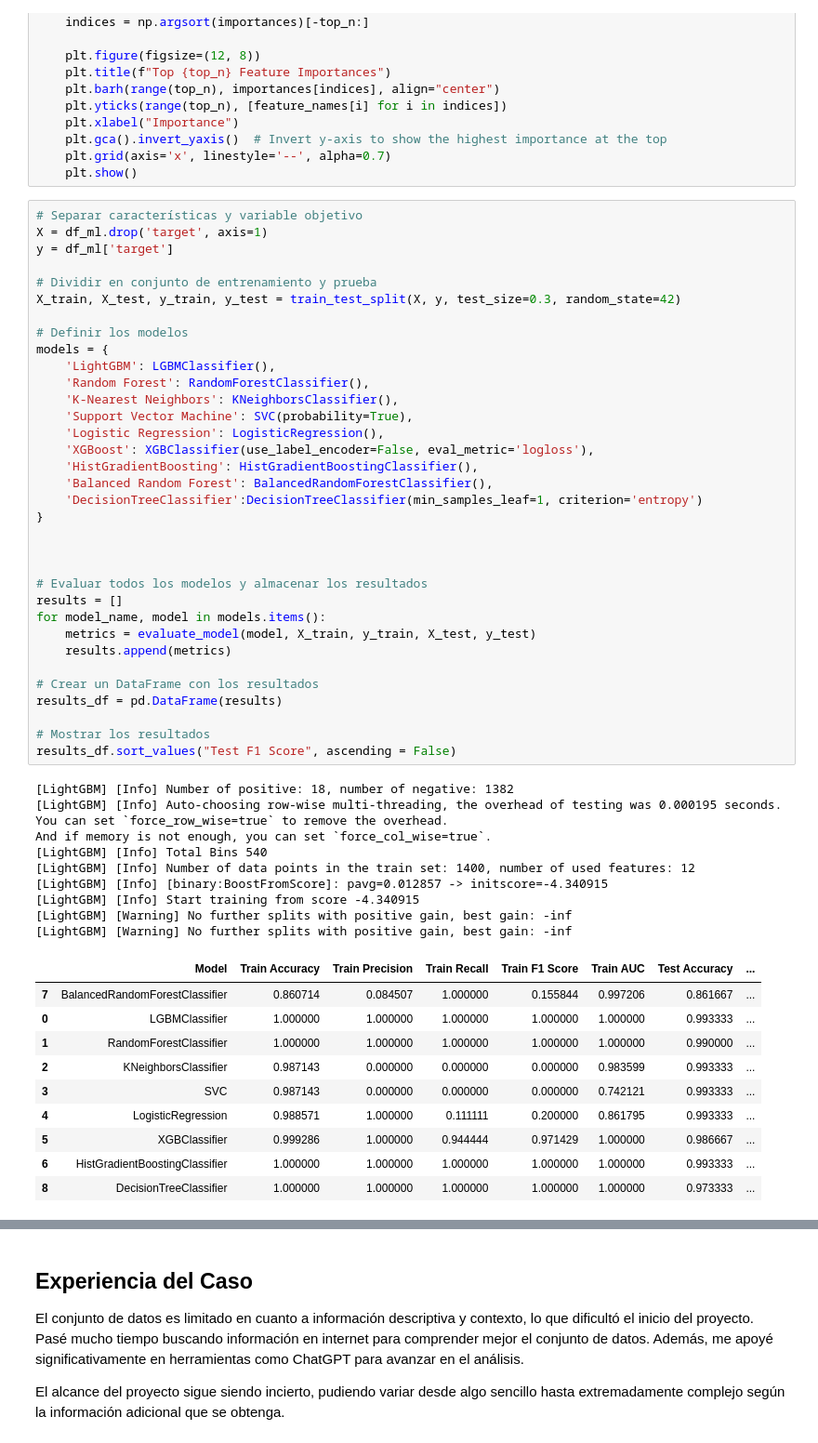
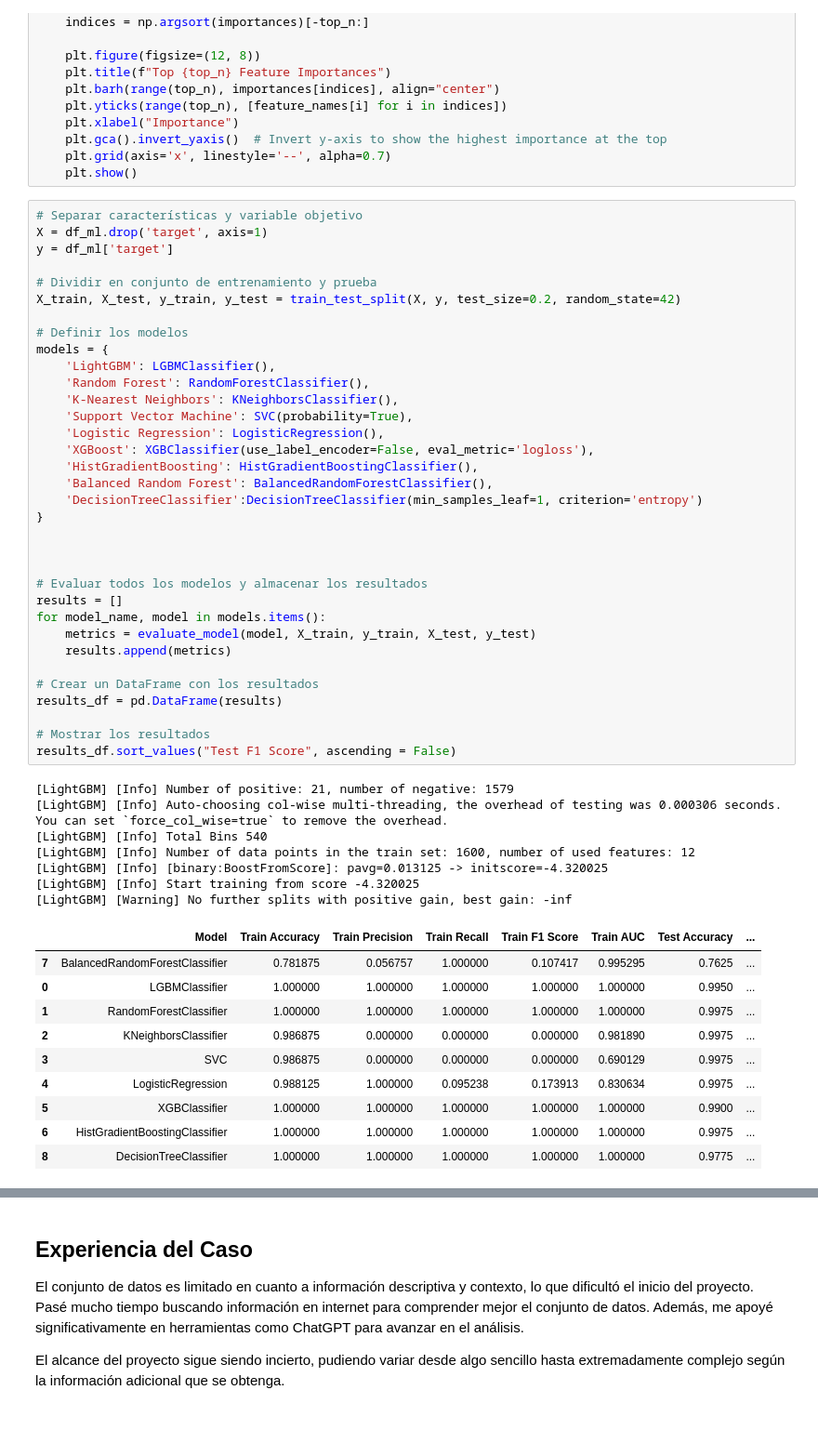
Before and after one commit to vcanalesp/ds_caja_andes, a Jupyter notebook: code/solution.ipynb, the cells around one changed output, grey strips where cells are left out. Shown at 93% size. Drawn from its saved outputs; the diff is of its cells as text.

```diff
--- a/code/solution.ipynb
+++ b/code/solution.ipynb
@@ -408,55 +408,53 @@ X = df_ml.drop('target', axis=1)
 y = df_ml['target']
 
 # Dividir en conjunto de entrenamiento y prueba
-X_train, X_test, y_train, y_test = train_test_split(X, y, test_size=0.3, random_state=42)
+X_train, X_test, y_train, y_test = train_test_split(X, y, test_size=0.2, random_state=42)
 
 # Definir los modelos
 models = {
     'LightGBM': LGBMClassifier(),
     'Random Forest': RandomForestClassifier(),
     'K-Nearest Neighbors': KNeighborsClassifier(),
     'Support Vector Machine': SVC(probability=True),
     'Logistic Regression': LogisticRegression(),
     'XGBoost': XGBClassifier(use_label_encoder=False, eval_metric='logloss'),
     'HistGradientBoosting': HistGradientBoostingClassifier(),
     'Balanced Random Forest': BalancedRandomForestClassifier(),
     'DecisionTreeClassifier':DecisionTreeClassifier(min_samples_leaf=1, criterion='entropy')
 }
 
 
 
 # Evaluar todos los modelos y almacenar los resultados
 results = []
 for model_name, model in models.items():
     metrics = evaluate_model(model, X_train, y_train, X_test, y_test)
     results.append(metrics)
 
 # Crear un DataFrame con los resultados
 results_df = pd.DataFrame(results)
 
 # Mostrar los resultados
 results_df.sort_values("Test F1 Score", ascending = False)
 # %% [output]
-[LightGBM] [Info] Number of positive: 18, number of negative: 1382
-[LightGBM] [Info] Auto-choosing row-wise multi-threading, the overhead of testing was 0.000195 seconds.
-You can set `force_row_wise=true` to remove the overhead.
-And if memory is not enough, you can set `force_col_wise=true`.
+[LightGBM] [Info] Number of positive: 21, number of negative: 1579
+[LightGBM] [Info] Auto-choosing col-wise multi-threading, the overhead of testing was 0.000306 seconds.
+You can set `force_col_wise=true` to remove the overhead.
 [LightGBM] [Info] Total Bins 540
-[LightGBM] [Info] Number of data points in the train set: 1400, number of used features: 12
-[LightGBM] [Info] [binary:BoostFromScore]: pavg=0.012857 -> initscore=-4.340915
-[LightGBM] [Info] Start training from score -4.340915
+[LightGBM] [Info] Number of data points in the train set: 1600, number of used features: 12
+[LightGBM] [Info] [binary:BoostFromScore]: pavg=0.013125 -> initscore=-4.320025
+[LightGBM] [Info] Start training from score -4.320025
 [LightGBM] [Warning] No further splits with positive gain, best gain: -inf
-[LightGBM] [Warning] No further splits with positive gain, best gain: -inf
 |  | Model | Train Accuracy | Train Precision | Train Recall | Train F1 Score | Train AUC | Test Accuracy | ... |
-| 7 | BalancedRandomForestClassifier | 0.860714 | 0.084507 | 1.000000 | 0.155844 | 0.997206 | 0.861667 | ... |
-| 0 | LGBMClassifier | 1.000000 | 1.000000 | 1.000000 | 1.000000 | 1.000000 | 0.993333 | ... |
-| 1 | RandomForestClassifier | 1.000000 | 1.000000 | 1.000000 | 1.000000 | 1.000000 | 0.990000 | ... |
-| 2 | KNeighborsClassifier | 0.987143 | 0.000000 | 0.000000 | 0.000000 | 0.983599 | 0.993333 | ... |
-| 3 | SVC | 0.987143 | 0.000000 | 0.000000 | 0.000000 | 0.742121 | 0.993333 | ... |
-| 4 | LogisticRegression | 0.988571 | 1.000000 | 0.111111 | 0.200000 | 0.861795 | 0.993333 | ... |
-| 5 | XGBClassifier | 0.999286 | 1.000000 | 0.944444 | 0.971429 | 1.000000 | 0.986667 | ... |
-| 6 | HistGradientBoostingClassifier | 1.000000 | 1.000000 | 1.000000 | 1.000000 | 1.000000 | 0.993333 | ... |
-| 8 | DecisionTreeClassifier | 1.000000 | 1.000000 | 1.000000 | 1.000000 | 1.000000 | 0.973333 | ... |
+| 7 | BalancedRandomForestClassifier | 0.781875 | 0.056757 | 1.000000 | 0.107417 | 0.995295 | 0.7625 | ... |
+| 0 | LGBMClassifier | 1.000000 | 1.000000 | 1.000000 | 1.000000 | 1.000000 | 0.9950 | ... |
+| 1 | RandomForestClassifier | 1.000000 | 1.000000 | 1.000000 | 1.000000 | 1.000000 | 0.9975 | ... |
+| 2 | KNeighborsClassifier | 0.986875 | 0.000000 | 0.000000 | 0.000000 | 0.981890 | 0.9975 | ... |
+| 3 | SVC | 0.986875 | 0.000000 | 0.000000 | 0.000000 | 0.690129 | 0.9975 | ... |
+| 4 | LogisticRegression | 0.988125 | 1.000000 | 0.095238 | 0.173913 | 0.830634 | 0.9975 | ... |
+| 5 | XGBClassifier | 1.000000 | 1.000000 | 1.000000 | 1.000000 | 1.000000 | 0.9900 | ... |
+| 6 | HistGradientBoostingClassifier | 1.000000 | 1.000000 | 1.000000 | 1.000000 | 1.000000 | 0.9975 | ... |
+| 8 | DecisionTreeClassifier | 1.000000 | 1.000000 | 1.000000 | 1.000000 | 1.000000 | 0.9775 | ... |
 # %%
 # Seleccionar el mejor modelo
 best_model_name = 'Balanced Random Forest'  # Basado en el AUC de prueba
```
Also changed, not shown: parts of 5 cells of this notebook.
